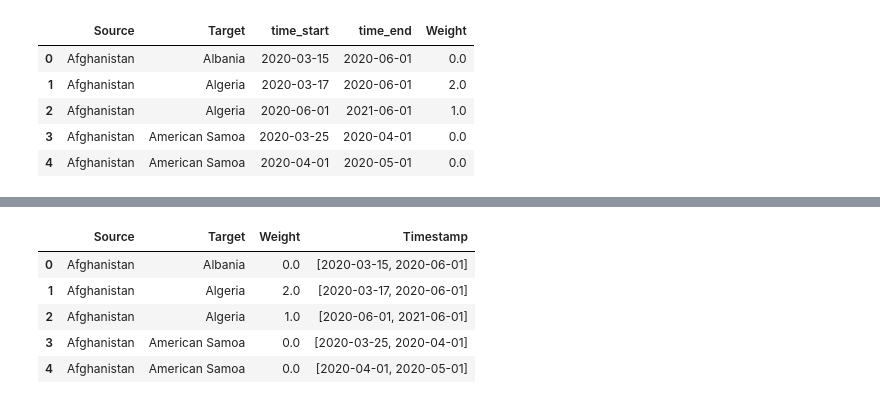
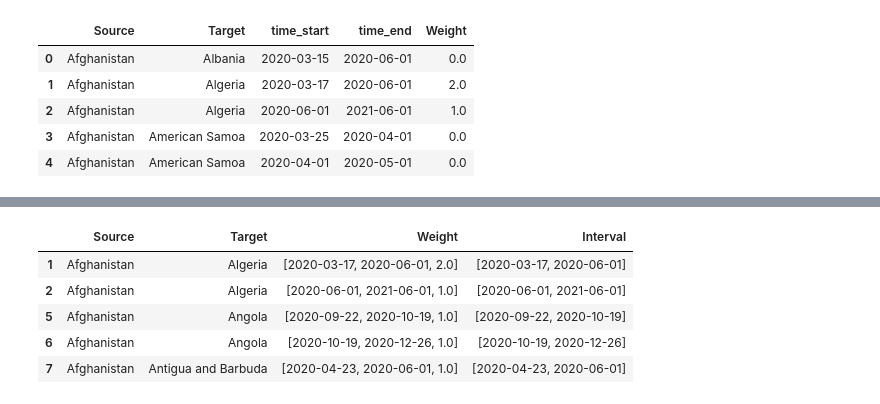
Before and after one commit to GiovaniValdrighi/covid-travels-network, a Jupyter notebook: preprocessing.ipynb, the cells around one changed output, grey strips where cells are left out. Drawn from its saved outputs; the diff is of its cells as text; code cells hidden in the pictures.

Commit message:
fix data for gephi type

```diff
--- a/preprocessing.ipynb
+++ b/preprocessing.ipynb
@@ -322,7 +321,7 @@ final_edge_list.to_csv('data/edges.csv',index=False)
 # %%
 # load
-final_edge_list = pd.read_csv('data/edges.csv')
-final_edge_list.head()
+edges_rest_gephi = pd.read_csv('data/edges_rest.csv')
+edges_rest_gephi.head()
 # %% [output]
 |  | Source | Target | time_start | time_end | Weight |
 | 0 | Afghanistan | Albania | 2020-03-15 | 2020-06-01 | 0.0 |
@@ -330,3 +329,7 @@ final_edge_list.head()
 | 2 | Afghanistan | Algeria | 2020-06-01 | 2021-06-01 | 1.0 |
 | 3 | Afghanistan | American Samoa | 2020-03-25 | 2020-04-01 | 0.0 |
 | 4 | Afghanistan | American Samoa | 2020-04-01 | 2020-05-01 | 0.0 |
+# %%
+# remove weight 0 edges
+edges_rest_gephi = edges_rest_gephi.loc[edges_rest_gephi['Weight']!=0]
+edges_rest_gephi.head()
@@ -333,12 +343,13 @@ final_edge_list.head()
 # %%
-# still working on gephi output for graph creation
-final_edge_list['Timestamp'] = final_edge_list[['time_start','time_end']].values.tolist()
-final_edge_list.drop(['time_start','time_end'], axis=1, inplace=True)
-final_edge_list.head()
+# join weight with time intervals
+edges_rest_gephi['Weight'] = edges_rest_gephi[['time_start','time_end','Weight']].values.tolist()
+edges_rest_gephi['Interval'] = edges_rest_gephi[['time_start','time_end']].values.tolist()
+edges_rest_gephi.drop(['time_start','time_end'], axis=1, inplace=True)
+edges_rest_gephi.head()
 # %% [output]
-|  | Source | Target | Weight | Timestamp |
-| 0 | Afghanistan | Albania | 0.0 | [2020-03-15, 2020-06-01] |
-| 1 | Afghanistan | Algeria | 2.0 | [2020-03-17, 2020-06-01] |
-| 2 | Afghanistan | Algeria | 1.0 | [2020-06-01, 2021-06-01] |
-| 3 | Afghanistan | American Samoa | 0.0 | [2020-03-25, 2020-04-01] |
-| 4 | Afghanistan | American Samoa | 0.0 | [2020-04-01, 2020-05-01] |
+|  | Source | Target | Weight | Interval |
+| 1 | Afghanistan | Algeria | [2020-03-17, 2020-06-01, 2.0] | [2020-03-17, 2020-06-01] |
+| 2 | Afghanistan | Algeria | [2020-06-01, 2021-06-01, 1.0] | [2020-06-01, 2021-06-01] |
+| 5 | Afghanistan | Angola | [2020-09-22, 2020-10-19, 1.0] | [2020-09-22, 2020-10-19] |
+| 6 | Afghanistan | Angola | [2020-10-19, 2020-12-26, 1.0] | [2020-10-19, 2020-12-26] |
+| 7 | Afghanistan | Antigua and Barbuda | [2020-04-23, 2020-06-01, 1.0] | [2020-04-23, 2020-06-01] |
```
Also changed, not shown: parts of 16 cells of this notebook.
